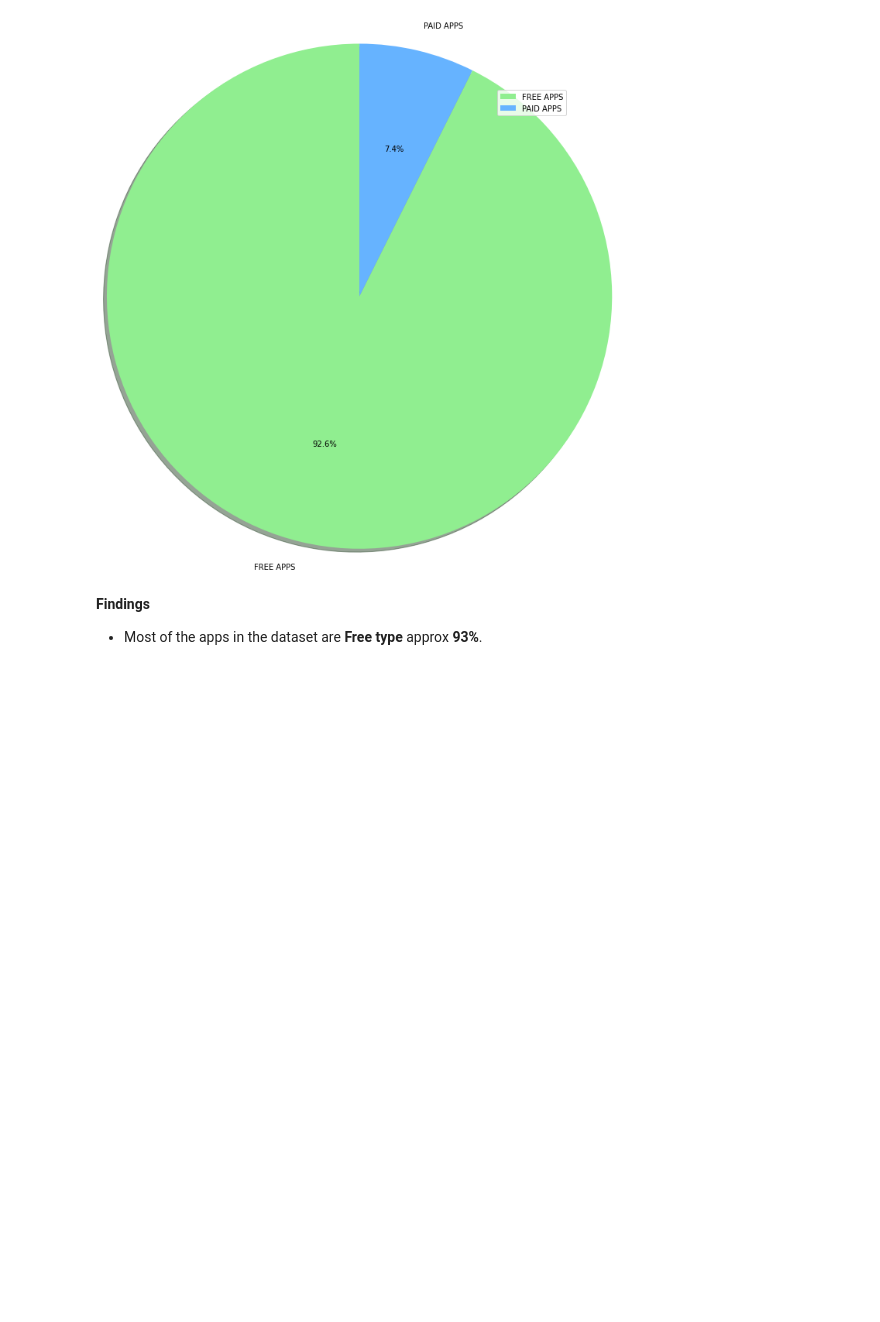
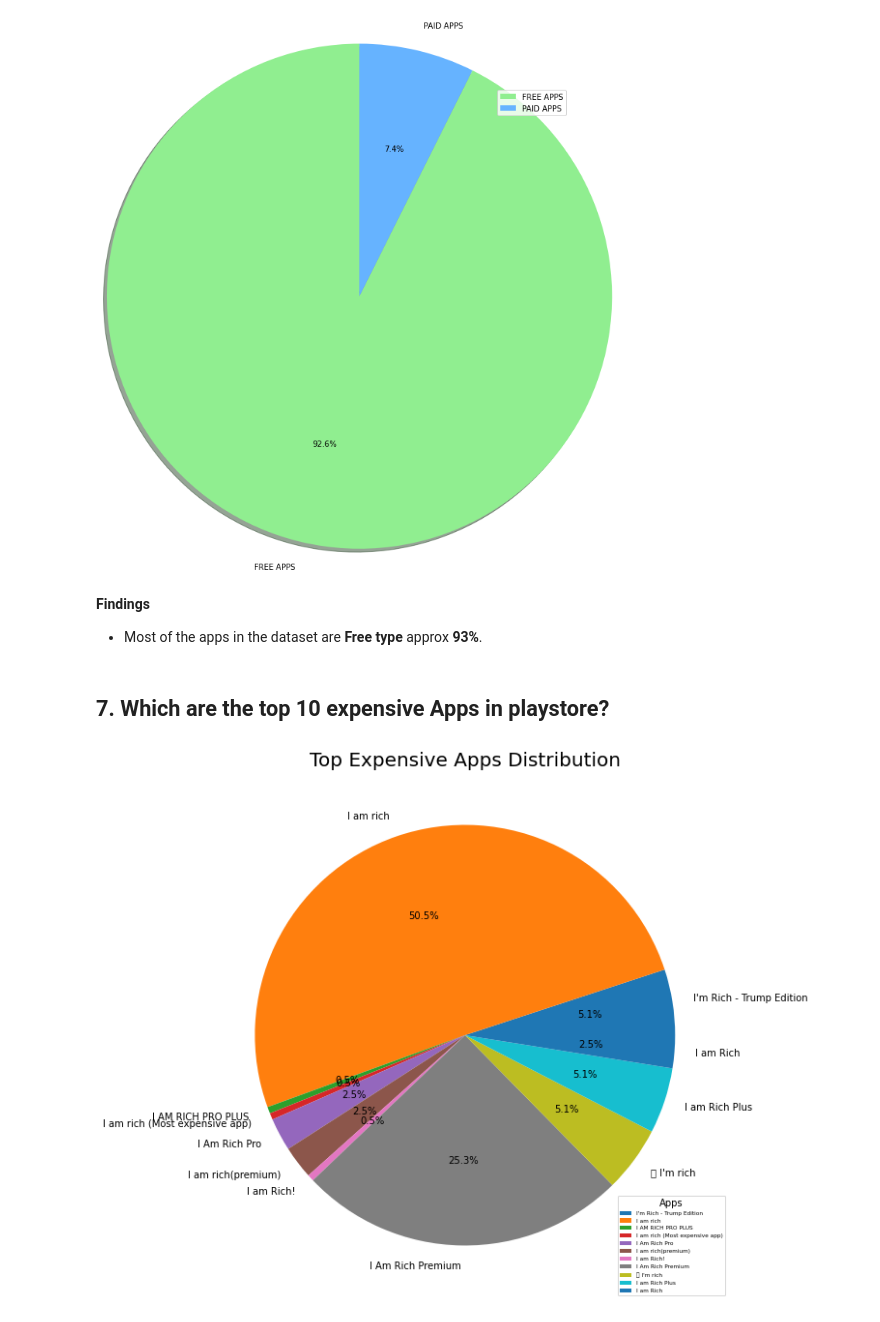
Before and after one commit to raushan9jnv/Play-Store-App-Review-Analysis, a Jupyter notebook: Almabetter_Play_Store_App_Review_Analysis_Capstone_Project_1.ipynb, the cells around one changed output. Cells and saved outputs as stored; diff of their text form; code cells hidden in the pictures; blank space fills up the shorter version.

```diff
--- a/Almabetter_Play_Store_App_Review_Analysis_Capstone_Project_1.ipynb
+++ b/Almabetter_Play_Store_App_Review_Analysis_Capstone_Project_1.ipynb
@@ -1452,3 +1452,18 @@ plt.show()
 **Findings**
 
 * Most of the apps in the dataset are **Free type** approx **93%**.
+# %% [markdown]
+## **7. Which are the top 10 expensive Apps in playstore?**
+# %%
+top10PaidApps = cleaned_df_apps[cleaned_df_apps['Type'] == 'Paid'].sort_values(by='Price', ascending=False).head(11)
+# %%
+plt.figure(figsize=(15,10));
+plt.pie(top10PaidApps.Installs, explode=None, labels=top10PaidApps.App, autopct='%1.1f%%', startangle=0);
+plt.title('Top Expensive Apps Distribution',size = 20);
+plt.legend(top10PaidApps.App,
+           loc="lower right",
+           title="Apps",
+           fontsize = "xx-small"
+          );
+# %% [output]
+[figure, added]
```
Also changed, not shown: parts of 13 cells of this notebook.
